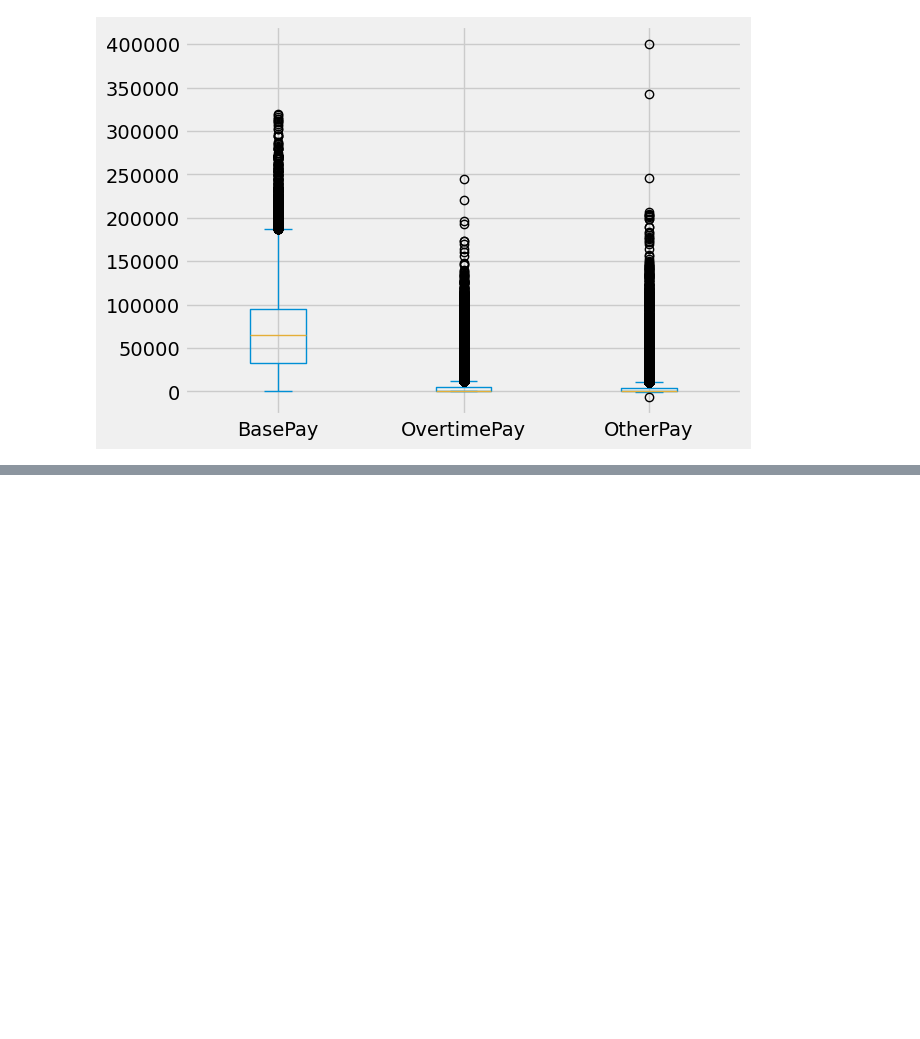
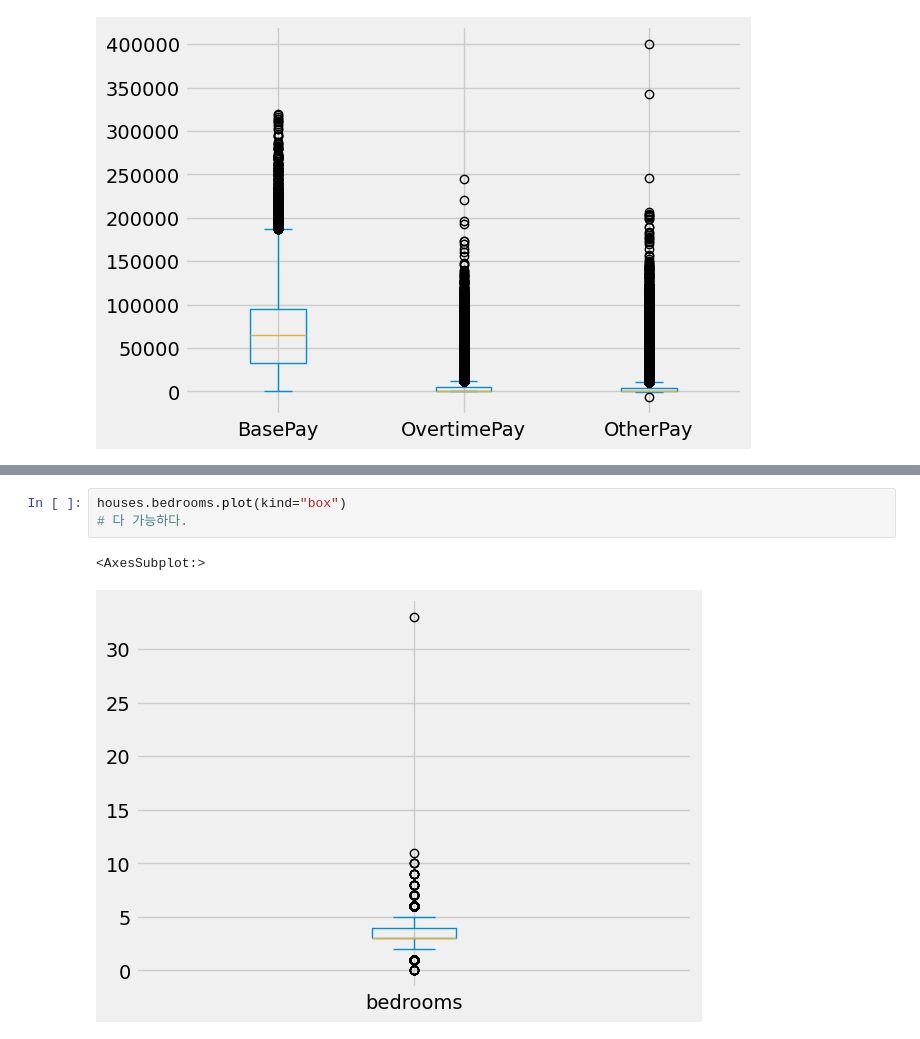
Before and after one commit to minseok06/python, a Jupyter notebook: 14강.ipynb, the cells around one changed output, grey strips where cells are left out. Drawn from its saved outputs; the diff is of its cells as text; blank space fills up the shorter version.

```diff
--- a/14강.ipynb
+++ b/14강.ipynb
@@ -26,0 +48,6 @@ df.plot(kind="box")
+# %%
+houses.bedrooms.plot(kind="box")
+# 다 가능하다.
+# %% [output]
+<AxesSubplot:>
+[figure, added]
```
Also changed, not shown: parts of 5 cells of this notebook.
